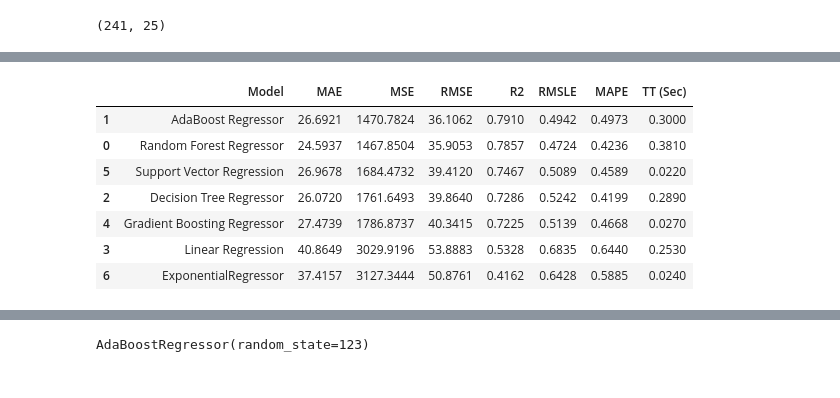
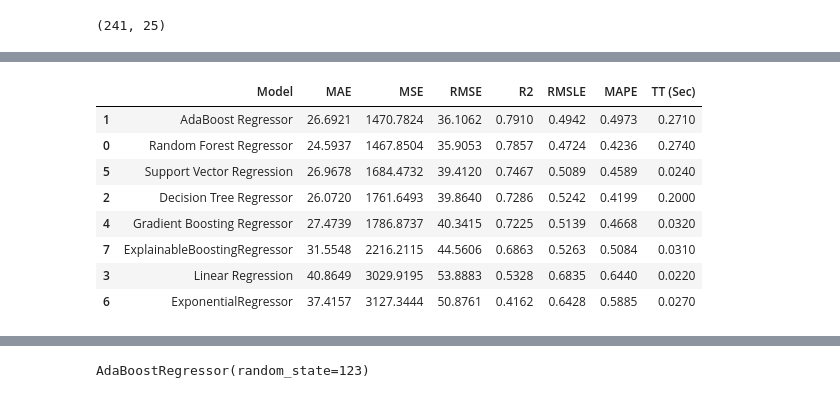
Before and after one commit to phenology/springtime, a Jupyter notebook: docs/notebooks/mk_model_comparision_pycaret.ipynb, the cells around one changed output, grey strips where cells are left out. Cells and saved outputs as stored; diff of their text form; code cells hidden in the pictures.

Commit message:
ebm added to the list of models

```diff
--- a/docs/notebooks/mk_model_comparision_pycaret.ipynb
+++ b/docs/notebooks/mk_model_comparision_pycaret.ipynb
@@ -115,18 +140,20 @@ class ExponentialRegressor(BaseEstimator, RegressorMixin):
+# %%
+from interpret.glassbox import ExplainableBoostingRegressor
+ebm = ExplainableBoostingRegressor()
 # %%
-er = ExponentialRegressor()
-
 # compare baseline models
-best = exp.compare_models(include = ["rf","ada","dt","lr","gbr",svr_rbf,er])
+best = exp.compare_models(include = ["rf","ada","dt","lr","gbr",svr_rbf,er,ebm])
 # %% [output]
 [interactive output not drawn]
 |  | Model | MAE | MSE | RMSE | R2 | RMSLE | MAPE | TT (Sec) |
-| 1 | AdaBoost Regressor | 26.6921 | 1470.7824 | 36.1062 | 0.7910 | 0.4942 | 0.4973 | 0.3000 |
-| 0 | Random Forest Regressor | 24.5937 | 1467.8504 | 35.9053 | 0.7857 | 0.4724 | 0.4236 | 0.3810 |
-| 5 | Support Vector Regression | 26.9678 | 1684.4732 | 39.4120 | 0.7467 | 0.5089 | 0.4589 | 0.0220 |
-| 2 | Decision Tree Regressor | 26.0720 | 1761.6493 | 39.8640 | 0.7286 | 0.5242 | 0.4199 | 0.2890 |
-| 4 | Gradient Boosting Regressor | 27.4739 | 1786.8737 | 40.3415 | 0.7225 | 0.5139 | 0.4668 | 0.0270 |
-| 3 | Linear Regression | 40.8649 | 3029.9196 | 53.8883 | 0.5328 | 0.6835 | 0.6440 | 0.2530 |
-| 6 | ExponentialRegressor | 37.4157 | 3127.3444 | 50.8761 | 0.4162 | 0.6428 | 0.5885 | 0.0240 |
+| 1 | AdaBoost Regressor | 26.6921 | 1470.7824 | 36.1062 | 0.7910 | 0.4942 | 0.4973 | 0.2710 |
+| 0 | Random Forest Regressor | 24.5937 | 1467.8504 | 35.9053 | 0.7857 | 0.4724 | 0.4236 | 0.2740 |
+| 5 | Support Vector Regression | 26.9678 | 1684.4732 | 39.4120 | 0.7467 | 0.5089 | 0.4589 | 0.0240 |
+| 2 | Decision Tree Regressor | 26.0720 | 1761.6493 | 39.8640 | 0.7286 | 0.5242 | 0.4199 | 0.2000 |
+| 4 | Gradient Boosting Regressor | 27.4739 | 1786.8737 | 40.3415 | 0.7225 | 0.5139 | 0.4668 | 0.0320 |
+| 7 | ExplainableBoostingRegressor | 31.5548 | 2216.2115 | 44.5606 | 0.6863 | 0.5263 | 0.5084 | 0.0310 |
+| 3 | Linear Regression | 40.8649 | 3029.9195 | 53.8883 | 0.5328 | 0.6835 | 0.6440 | 0.0220 |
+| 6 | ExponentialRegressor | 37.4157 | 3127.3444 | 50.8761 | 0.4162 | 0.6428 | 0.5885 | 0.0270 |
 [interactive output not drawn]
 # %%
 best
```
Also changed, not shown: parts of 4 cells of this notebook.
